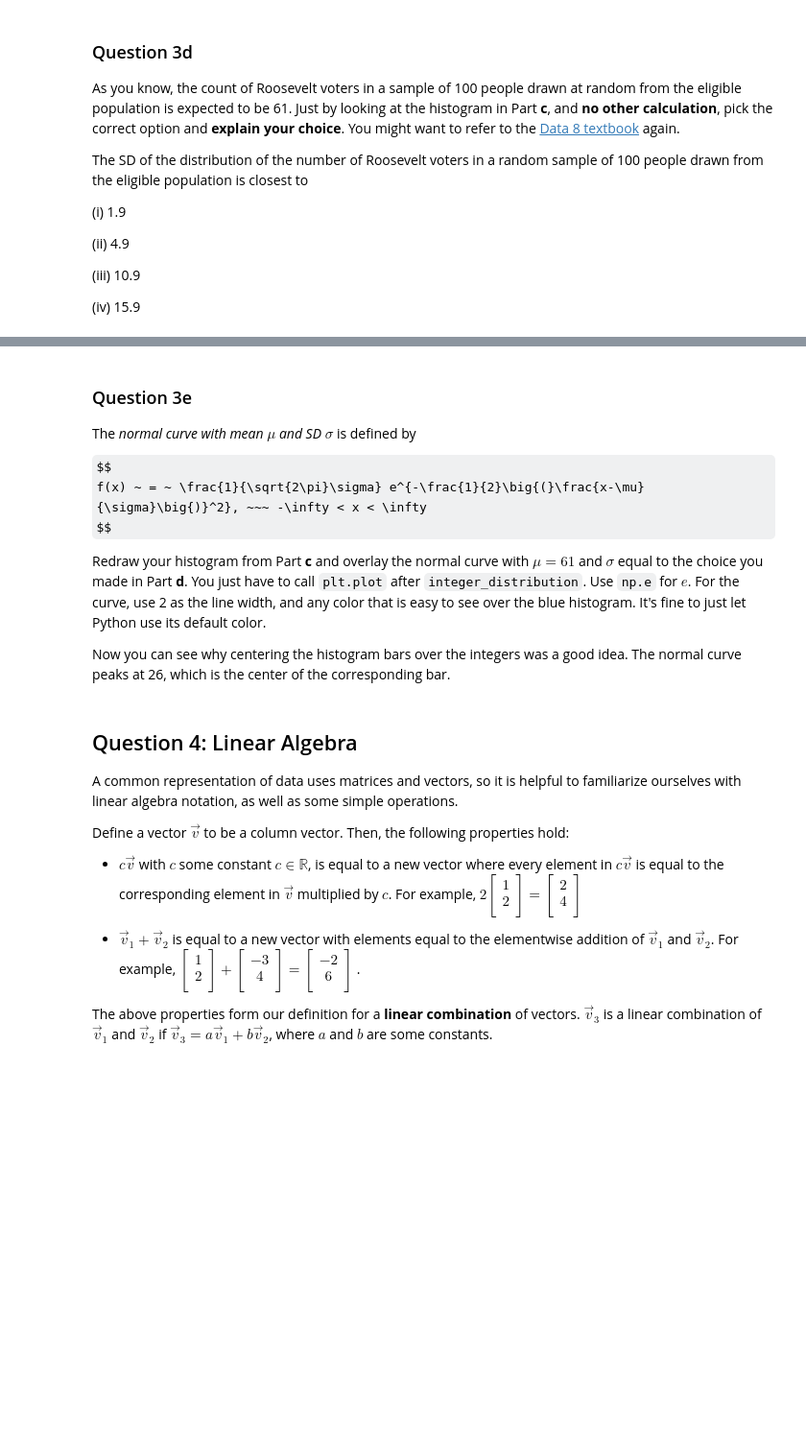
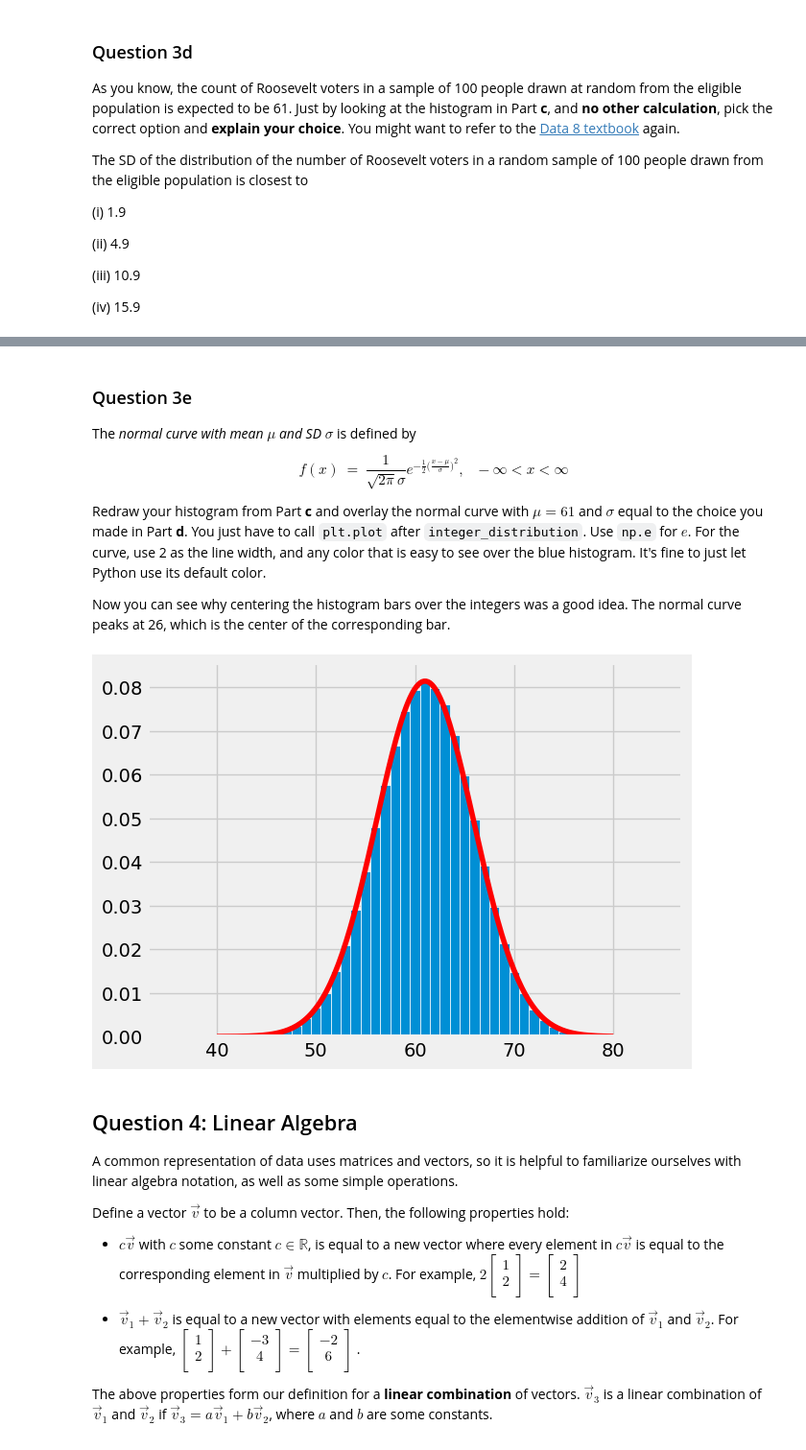
Before and after one commit to AliceRayLu/data-100-sp22, a Jupyter notebook: hw/hw01/hw01.ipynb, the cells around one changed output, grey strips where cells are left out. Shown at 96% size. Saved outputs shown, nothing was run; the diff lists cells and outputs as text; code cells hidden in the pictures; some formulas as TeX source; blank space fills up the shorter version.

```diff
--- a/hw/hw01/hw01.ipynb
+++ b/hw/hw01/hw01.ipynb
@@ -508,7 +519,7 @@ _Type your answer here, replacing this text._
 The *normal curve with mean $\mu$ and SD $\sigma$* is defined by
 
 $$
-f(x) ~ = ~ \frac{1}{\sqrt{2\pi}\sigma} e^{-\frac{1}{2}\big{(}\frac{x-\mu}{\sigma}\big{)}^2}, ~~~ -\infty < x < \infty
+f(x) ~ = ~ \frac{1}{\sqrt{2\pi}\sigma} e^{-\frac{1}{2}\lparen\frac{x-\mu}{\sigma}\rparen^2}, ~~~ -\infty < x < \infty
 $$
 
 Redraw your histogram from Part **c** and overlay the normal curve with $\mu = 61$ and $\sigma$ equal to the choice you made in Part **d**. You just have to call `plt.plot` after `integer_distribution`. Use `np.e` for $e$. For the curve, use 2 as the line width, and any color that is easy to see over the blue histogram. It's fine to just let Python use its default color.
@@ -530,3 +534,13 @@ integer_distribution(simulated_counts)
+# %%
+import math
+mu = 61
+sigma = 4.9
+x = np.linspace(40, 80, 200)
+f_x = np.array([ 1/(math.sqrt(2*np.pi)*sigma) * math.pow(np.e,-0.5*math.pow((i-mu)/sigma,2)) for i in x])
+integer_distribution(simulated_counts)
+plt.plot(x,f_x,"r");
+# %% [output]
+[figure, added]
 # %% [markdown]
 <!-- END QUESTION -->
 
```
Also changed, not shown: parts of 7 cells of this notebook, 2 other files.
